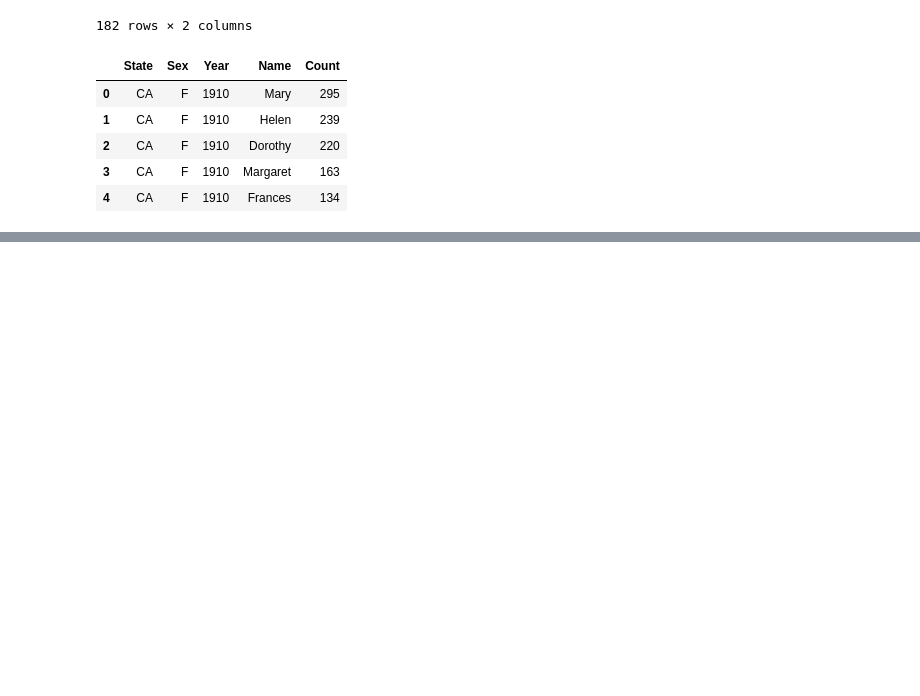
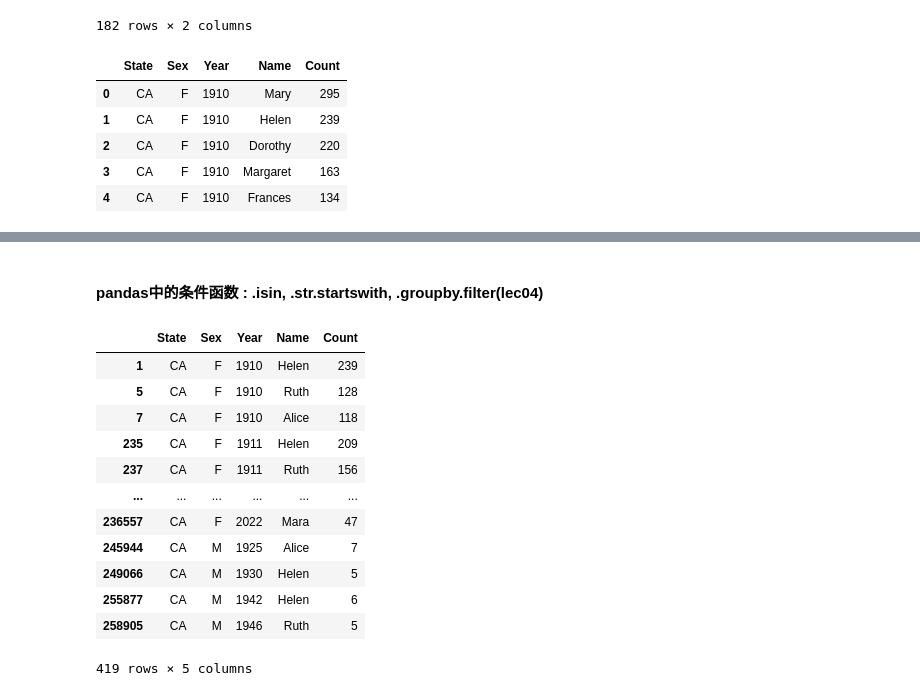
Before and after one commit to 11e11/data100fa24-student, a Jupyter notebook: lecture/lec03/mylec03.ipynb, the cells around one changed output, grey strips where cells are left out. Cells and saved outputs as stored; diff of their text form; code cells hidden in the pictures; blank space fills up the shorter version.

```diff
--- a/lecture/lec03/mylec03.ipynb
+++ b/lecture/lec03/mylec03.ipynb
@@ -82,0 +163,20 @@ babynames.head()
+# %% [markdown]
+#### pandas中的条件函数 : .isin, .str.startswith, .groupby.filter(lec04)
+# %%
+# .isin示例
+names = ["Mara", "Helen", "Ruth", "Alice"]
+babynames[babynames["Name"].isin(names)]
+# %% [output]
+|  | State | Sex | Year | Name | Count |
+| 1 | CA | F | 1910 | Helen | 239 |
+| 5 | CA | F | 1910 | Ruth | 128 |
+| 7 | CA | F | 1910 | Alice | 118 |
+| 235 | CA | F | 1911 | Helen | 209 |
+| 237 | CA | F | 1911 | Ruth | 156 |
+| ... | ... | ... | ... | ... | ... |
+| 236557 | CA | F | 2022 | Mara | 47 |
+| 245944 | CA | M | 1925 | Alice | 7 |
+| 249066 | CA | M | 1930 | Helen | 5 |
+| 255877 | CA | M | 1942 | Helen | 6 |
+| 258905 | CA | M | 1946 | Ruth | 5 |
+419 rows × 5 columns
```
Also changed, not shown: parts of 19 cells of this notebook, 51 other files.
